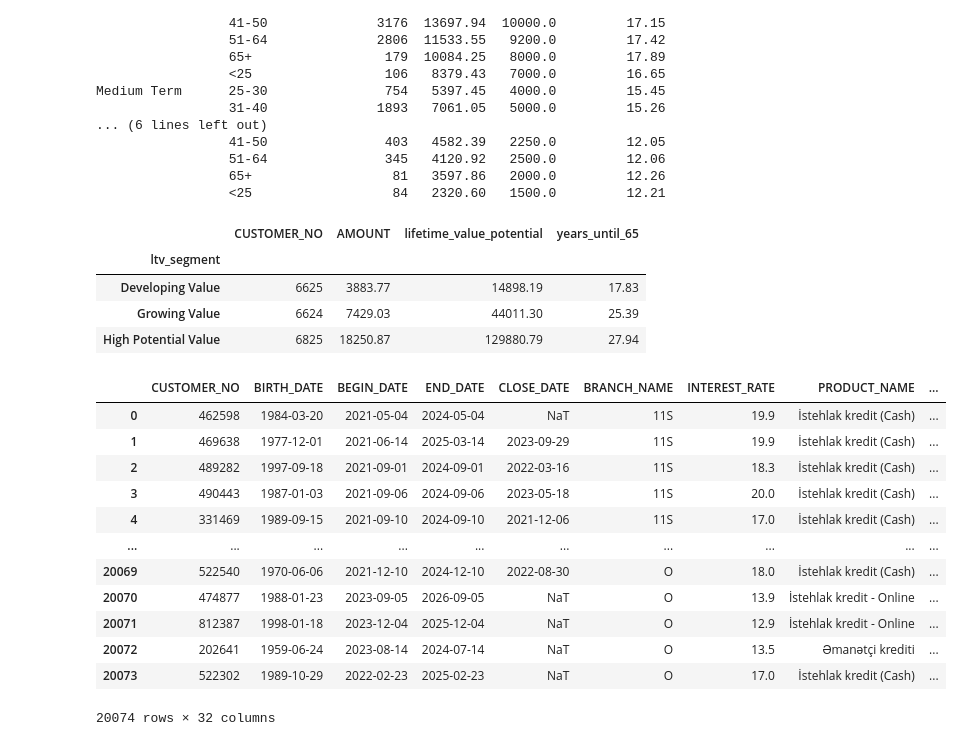
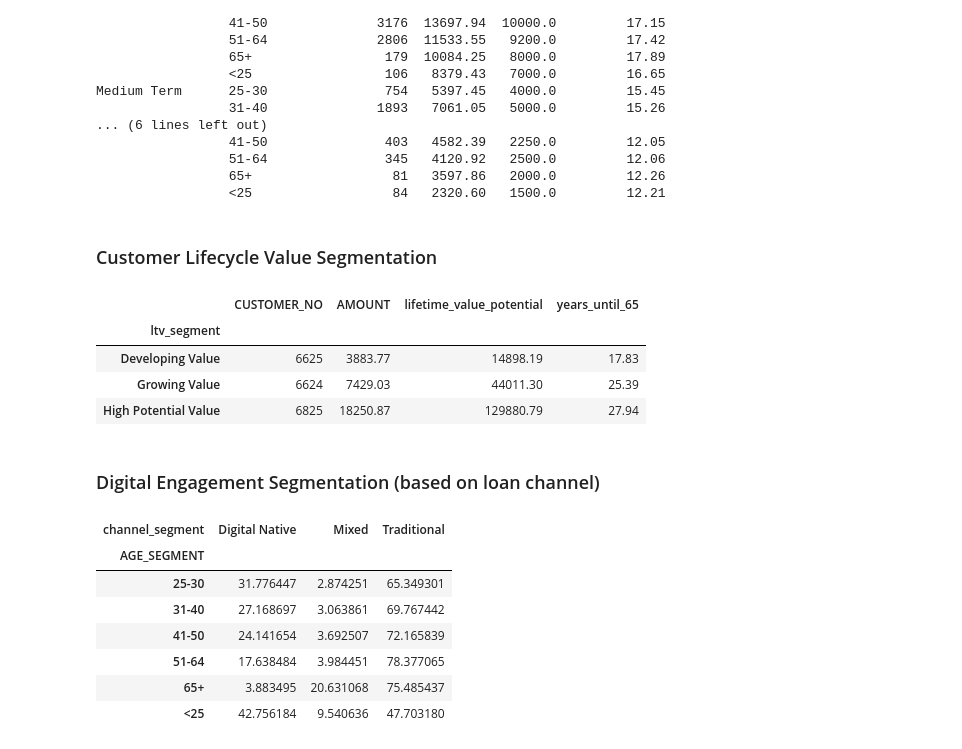
Before and after one commit to Ismat-Samadov/yelo_DataAnalyst, a Jupyter notebook: Data Analyst Technical Assignment.ipynb, the cells around one changed output. Saved outputs shown, nothing was run; the diff lists cells and outputs as text; code cells hidden in the pictures.

```diff
--- a/Data Analyst Technical Assignment.ipynb
+++ b/Data Analyst Technical Assignment.ipynb
@@ -1469,4 +1469,6 @@ Medium Term      25-30               754   5397.45   4000.0         15.45
                  51-64               345   4120.92   2500.0         12.06
                  65+                  81   3597.86   2000.0         12.26
                  <25                  84   2320.60   1500.0         12.21
+# %% [markdown]
+### Customer Lifecycle Value Segmentation
 # %%
@@ -1502,19 +1500,27 @@ ltv_analysis
 | Developing Value | 6625 | 3883.77 | 14898.19 | 17.83 |
 | Growing Value | 6624 | 7429.03 | 44011.30 | 25.39 |
 | High Potential Value | 6825 | 18250.87 | 129880.79 | 27.94 |
+# %% [markdown]
+### Digital Engagement Segmentation (based on loan channel)
 # %%
-df
+def get_channel_preference(product):
+    if 'Online' in product:
+        return 'Digital Native'
+    elif 'Cash' in product:
+        return 'Traditional'
+    else:
+        return 'Mixed'
+
+df['channel_segment'] = df['PRODUCT_NAME'].apply(get_channel_preference)
+
+digital_analysis = pd.crosstab([df['AGE_SEGMENT']], df['channel_segment'], normalize='index') * 100
+digital_analysis
 # %% [output]
-|  | CUSTOMER_NO | BIRTH_DATE | BEGIN_DATE | END_DATE | CLOSE_DATE | BRANCH_NAME | INTEREST_RATE | PRODUCT_NAME | ... |
-| 0 | 462598 | 1984-03-20 | 2021-05-04 | 2024-05-04 | NaT | 11S | 19.9 | İstehlak kredit (Cash) | ... |
-| 1 | 469638 | 1977-12-01 | 2021-06-14 | 2025-03-14 | 2023-09-29 | 11S | 19.9 | İstehlak kredit (Cash) | ... |
-| 2 | 489282 | 1997-09-18 | 2021-09-01 | 2024-09-01 | 2022-03-16 | 11S | 18.3 | İstehlak kredit (Cash) | ... |
-| 3 | 490443 | 1987-01-03 | 2021-09-06 | 2024-09-06 | 2023-05-18 | 11S | 20.0 | İstehlak kredit (Cash) | ... |
-| 4 | 331469 | 1989-09-15 | 2021-09-10 | 2024-09-10 | 2021-12-06 | 11S | 17.0 | İstehlak kredit (Cash) | ... |
-| ... | ... | ... | ... | ... | ... | ... | ... | ... | ... |
-| 20069 | 522540 | 1970-06-06 | 2021-12-10 | 2024-12-10 | 2022-08-30 | O | 18.0 | İstehlak kredit (Cash) | ... |
-| 20070 | 474877 | 1988-01-23 | 2023-09-05 | 2026-09-05 | NaT | O | 13.9 | İstehlak kredit - Online | ... |
-| 20071 | 812387 | 1998-01-18 | 2023-12-04 | 2025-12-04 | NaT | O | 12.9 | İstehlak kredit - Online | ... |
-| 20072 | 202641 | 1959-06-24 | 2023-08-14 | 2024-07-14 | NaT | O | 13.5 | Əmanətçi krediti | ... |
-| 20073 | 522302 | 1989-10-29 | 2022-02-23 | 2025-02-23 | NaT | O | 17.0 | İstehlak kredit (Cash) | ... |
+| channel_segment | Digital Native | Mixed | Traditional |
+| AGE_SEGMENT |  |  |  |
+| 25-30 | 31.776447 | 2.874251 | 65.349301 |
+| 31-40 | 27.168697 | 3.063861 | 69.767442 |
+| 41-50 | 24.141654 | 3.692507 | 72.165839 |
+| 51-64 | 17.638484 | 3.984451 | 78.377065 |
+| 65+ | 3.883495 | 20.631068 | 75.485437 |
+| <25 | 42.756184 | 9.540636 | 47.703180 |
-20074 rows × 32 columns
```
Also changed, not shown: parts of 1 cell of this notebook.
